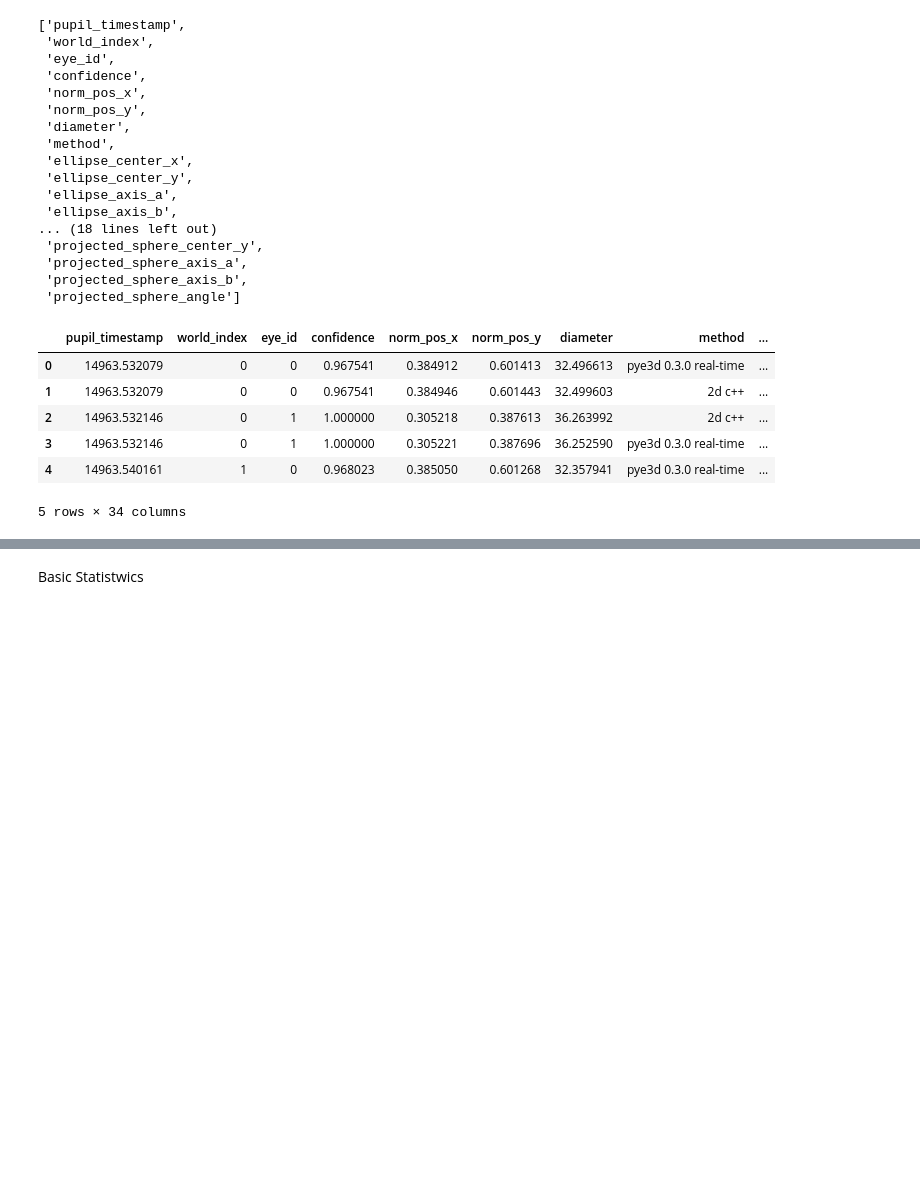
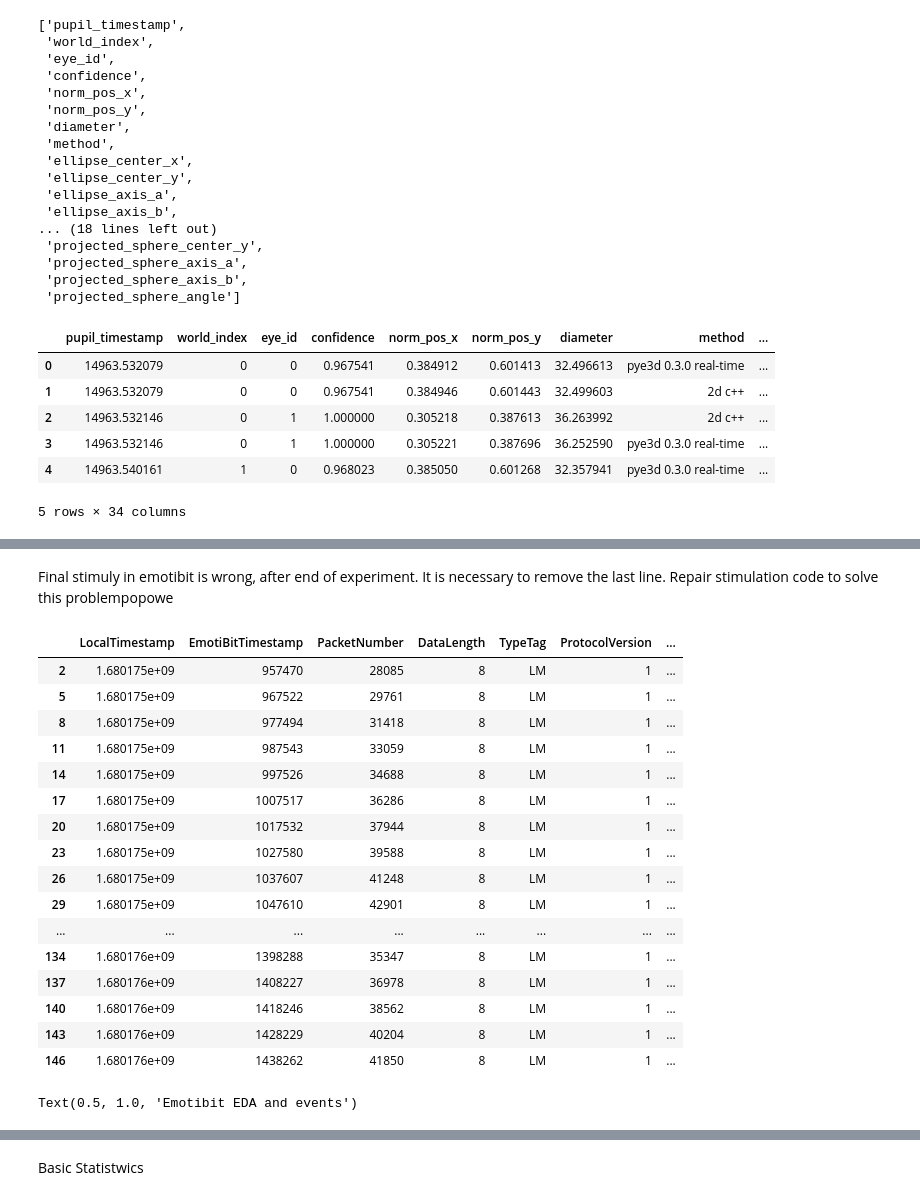
Before and after one commit to Rockyneuron/pupil_labs_analysis, a Jupyter notebook: analysis/data_exploration.ipynb, the cells around one changed output, grey strips where cells are left out. Drawn from its saved outputs; the diff is of its cells as text; code cells hidden in the pictures; blank space fills up the shorter version.

```diff
--- a/analysis/data_exploration.ipynb
+++ b/analysis/data_exploration.ipynb
@@ -83,0 +272,3 @@ detector_3d_data['diameter'].plot()
+# %%
+recording_location_emotibit = r'C:\Users\Bolo\Desktop\Laboratorio\incipit\data\pupil_emotibit\ES0001_S002_PC_EM\data\emotibit'
+print_file_structure(recording_location_emotibit)
@@ -83,0 +293,7 @@ detector_3d_data['diameter'].plot()
+# %%
+emo_data='2023-03-30_12-14-52-213998'
+eda_csv=os.path.join(recording_location_emotibit,emo_data+'_EA.csv')
+eda_pd = pd.read_csv(eda_csv)
+annotation_emotibit_csv=os.path.join(recording_location_emotibit,emo_data+'_LM.csv')
+annotation_emotibit_pd=pd.read_csv(annotation_emotibit_csv)
+annotation_emotibit_pd.tail()
@@ -83,0 +307,44 @@ detector_3d_data['diameter'].plot()
+# %% [markdown]
+Final stimuly in emotibit is wrong, after end of experiment. It is necessary to remove the last line. Repair stimulation code to solve this problempopowe
+# %%
+annotation_emotibit_pd=annotation_emotibit_pd.drop(148)
+# %%
+filter_events=annotation_emotibit_pd['LD'].str.contains('Asset') | annotation_emotibit_pd['LD'].str.contains('Control') | annotation_emotibit_pd['LD'].str.contains('Surprise')
+filter_events_surprise= annotation_emotibit_pd['LD'].str.contains('Surprise')
+# %%
+annotation_emotibit_pd[filter_events]
+# %% [output]
+|  | LocalTimestamp | EmotiBitTimestamp | PacketNumber | DataLength | TypeTag | ProtocolVersion | ... |
+| 2 | 1.680175e+09 | 957470 | 28085 | 8 | LM | 1 | ... |
+| 5 | 1.680175e+09 | 967522 | 29761 | 8 | LM | 1 | ... |
+| 8 | 1.680175e+09 | 977494 | 31418 | 8 | LM | 1 | ... |
+| 11 | 1.680175e+09 | 987543 | 33059 | 8 | LM | 1 | ... |
+| 14 | 1.680175e+09 | 997526 | 34688 | 8 | LM | 1 | ... |
+| 17 | 1.680175e+09 | 1007517 | 36286 | 8 | LM | 1 | ... |
+| 20 | 1.680175e+09 | 1017532 | 37944 | 8 | LM | 1 | ... |
+| 23 | 1.680175e+09 | 1027580 | 39588 | 8 | LM | 1 | ... |
+| 26 | 1.680175e+09 | 1037607 | 41248 | 8 | LM | 1 | ... |
+| 29 | 1.680175e+09 | 1047610 | 42901 | 8 | LM | 1 | ... |
+| ... | ... | ... | ... | ... | ... | ... | ... |
+| 134 | 1.680176e+09 | 1398288 | 35347 | 8 | LM | 1 | ... |
+| 137 | 1.680176e+09 | 1408227 | 36978 | 8 | LM | 1 | ... |
+| 140 | 1.680176e+09 | 1418246 | 38562 | 8 | LM | 1 | ... |
+| 143 | 1.680176e+09 | 1428229 | 40204 | 8 | LM | 1 | ... |
+| 146 | 1.680176e+09 | 1438262 | 41850 | 8 | LM | 1 | ... |
+# %%
+sns.set_theme()
+fig, ax=plt.subplots(1,1)
+ax.plot(eda_pd['LocalTimestamp'],eda_pd['EA'])
+for  index, row in annotation_emotibit_pd[filter_events_surprise].iterrows():
+    plt.axvline(row['LocalTimestamp'], color='r', label='axvline - full height')
+    ax.text((row['LocalTimestamp']),4,row['LD'])
+ax.set_title('Emotibit EDA and events')
+
+fig, ax=plt.subplots(1,1)
+ax.plot(eda_pd['LocalTimestamp'],eda_pd['EA'])
+for  index, row in annotation_emotibit_pd[filter_events].iterrows():
+    plt.axvline(row['LocalTimestamp'], color='r', label='axvline - full height')
+    ax.text((row['LocalTimestamp']),4,row['LD'])
+ax.set_title('Emotibit EDA and events')
+# %% [output]
+Text(0.5, 1.0, 'Emotibit EDA and events')
```
Also changed, not shown: parts of 49 cells of this notebook, 1 other file.
